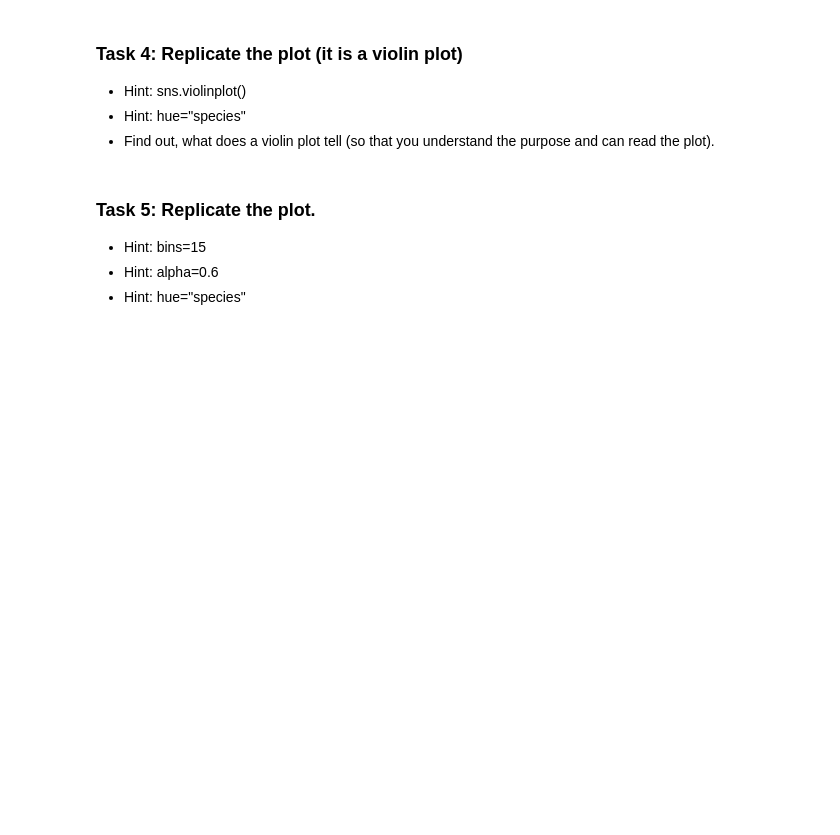
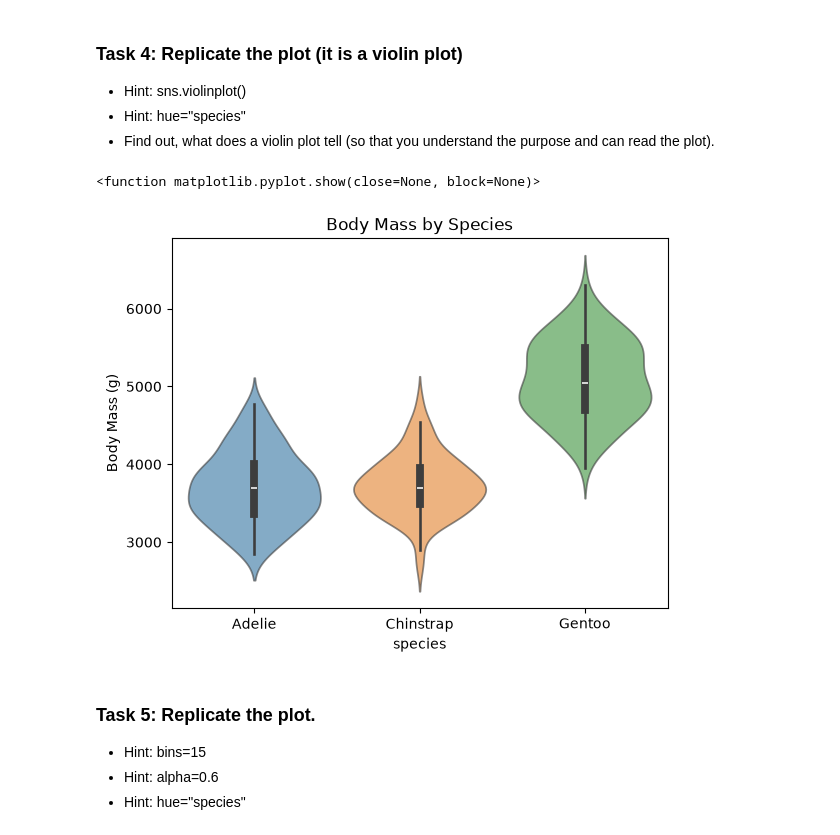
Before and after one commit to buicaothe/PYTHON, a Jupyter notebook: DATA MANAGEMENT/Labweek40/Visualizing.ipynb, the cells around one changed output. Saved outputs shown, nothing was run; the diff lists cells and outputs as text; code cells hidden in the pictures; blank space fills up the shorter version.

```diff
--- a/DATA MANAGEMENT/Labweek40/Visualizing.ipynb
+++ b/DATA MANAGEMENT/Labweek40/Visualizing.ipynb
@@ -69,3 +133,11 @@ https://seaborn.pydata.org/tutorial/function_overview.html
+# %%
+sns.violinplot(data=penguins, x='species',y='body_mass_g',hue="species", alpha=0.6)
+plt.ylabel('Body Mass (g)',fontsize=10)
+plt.title('Body Mass by Species', fontsize=12)
+plt.show
+# %% [output]
+<function matplotlib.pyplot.show(close=None, block=None)>
+[figure, added]
 # %% [markdown]
 ### Task 5: Replicate the plot.
 - Hint: bins=15
```
Also changed, not shown: parts of 22 cells of this notebook, 1 other file.
